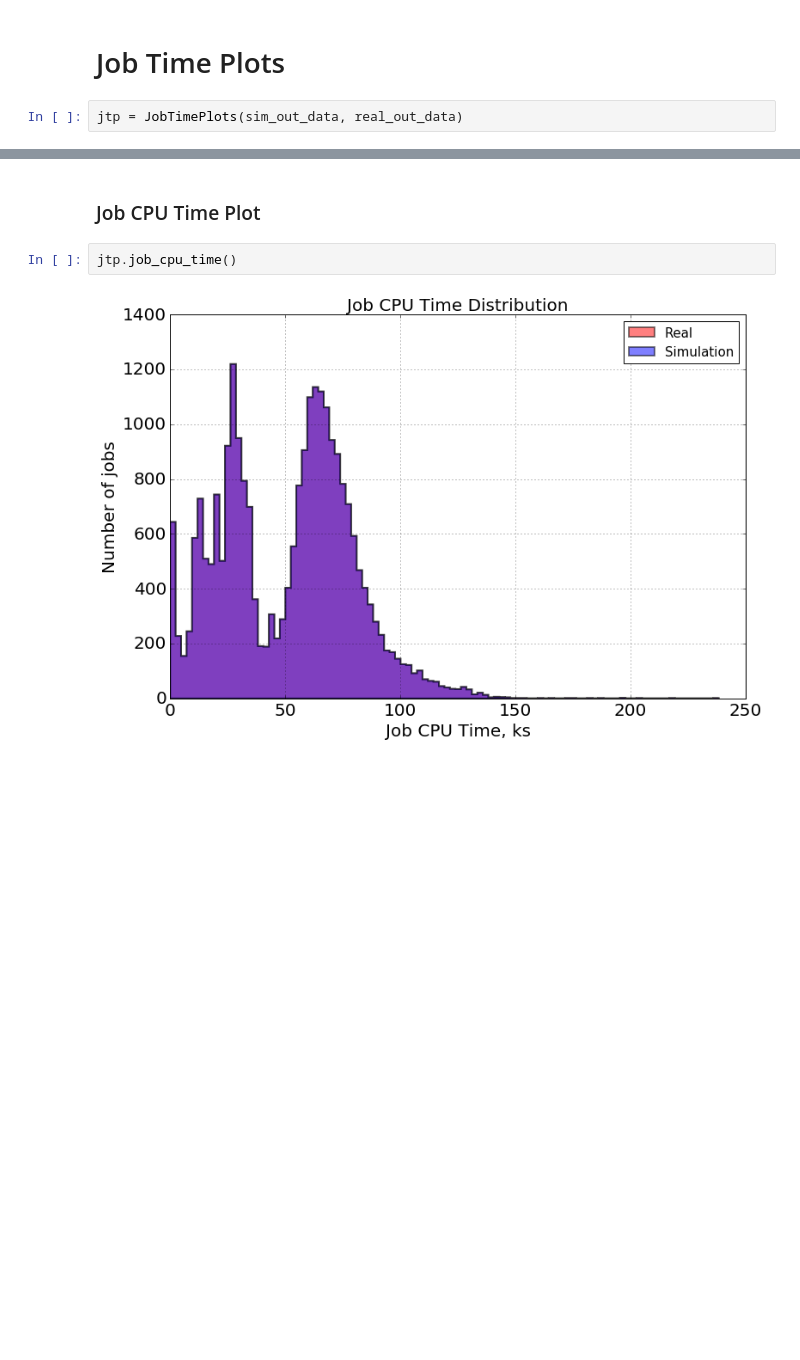
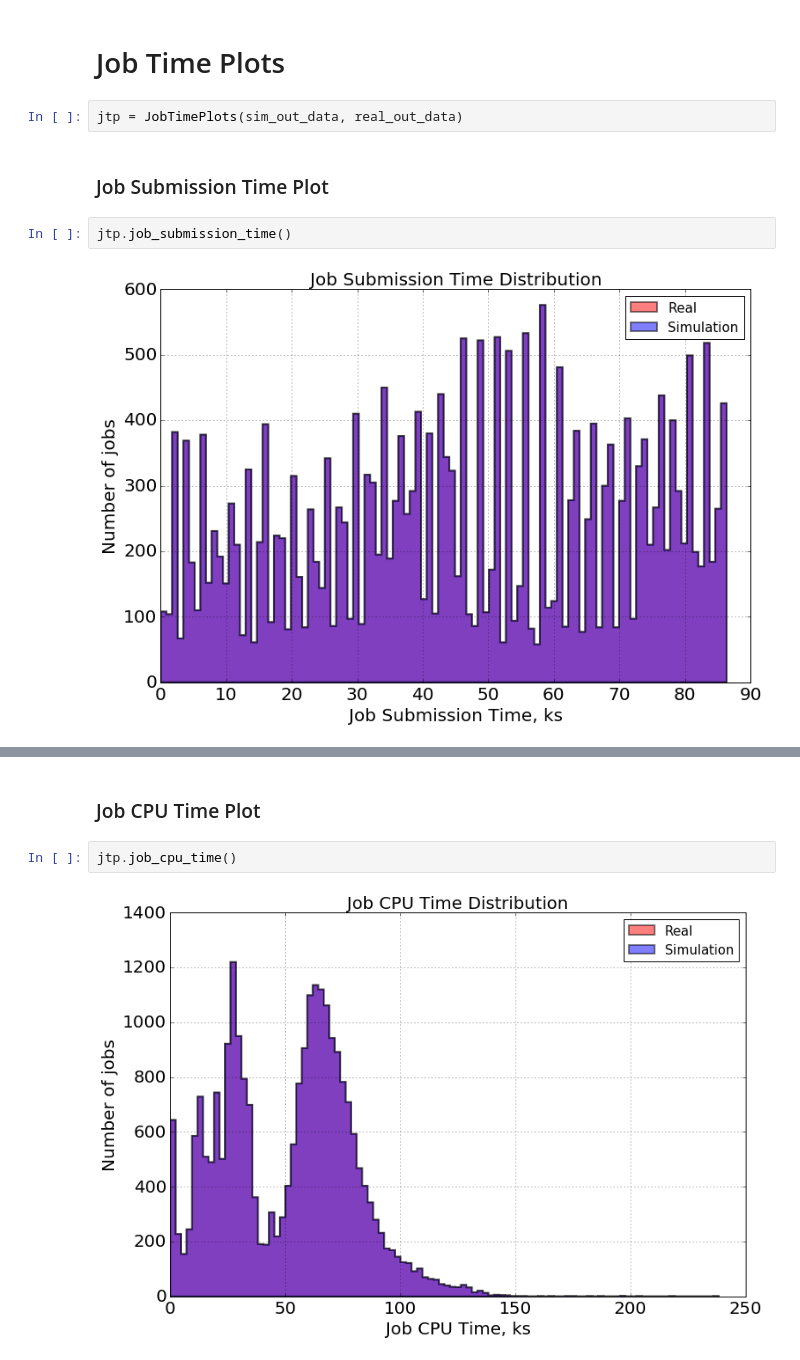
Before and after one commit to skygrid/grid_simulation, a Jupyter notebook: results/SimulationResults.ipynb, the cells around one changed output, grey strips where cells are left out. Saved outputs shown, nothing was run; the diff lists cells and outputs as text; blank space fills up the shorter version.

```diff
--- a/results/SimulationResults.ipynb
+++ b/results/SimulationResults.ipynb
@@ -36,3 +36,9 @@ real_out_data.head()
 # Job Time Plots
 # %%
 jtp = JobTimePlots(sim_out_data, real_out_data)
+# %% [markdown]
+### Job Submission Time Plot
+# %%
+jtp.job_submission_time()
+# %% [output]
+[figure, added]
```
Also changed, not shown: parts of 13 cells of this notebook, 1 other file.
